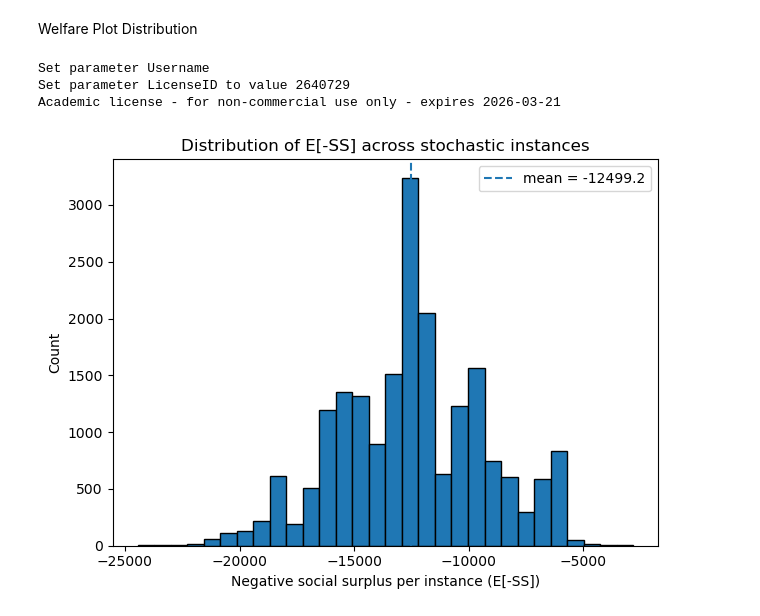
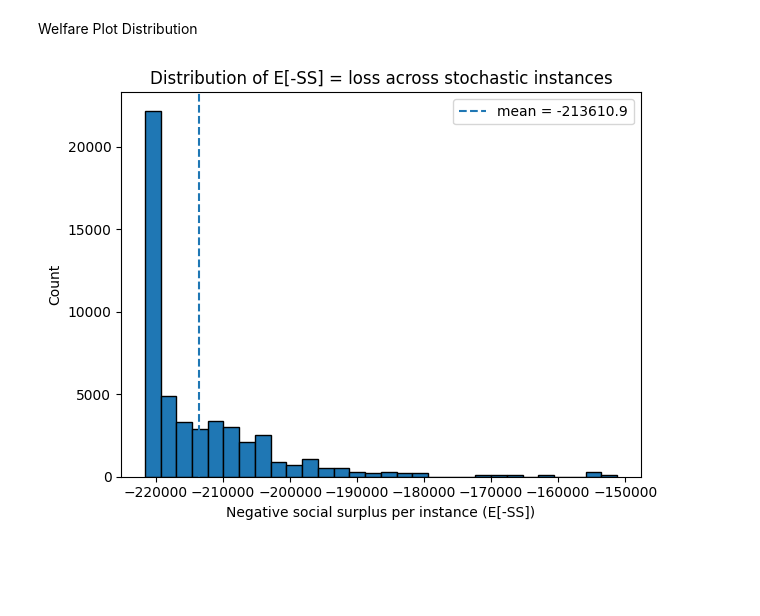
Before and after one commit to maxboonban/zavala_electricity_market, a Jupyter notebook: visualize_distributions.ipynb, the cells around one changed output. Cells and saved outputs as stored; diff of their text form; code cells hidden in the pictures; blank space fills up the shorter version.

```diff
--- a/visualize_distributions.ipynb
+++ b/visualize_distributions.ipynb
@@ -435,12 +431,12 @@ from zavala_funcs import (
 # =========================
 # Run Zavala baseline (stochastic) + deterministic + CVaR
 # =========================
-num_instances = 20
+num_instances = 100
 key = random.key(200)
 keys = random.split(key, num_instances)
 instances = []
 for key in keys:
-    instances.append(generate_instance(key, num_scenarios=1000, num_g=10, num_d=10))
+    instances.append(generate_instance(key, num_scenarios=500, num_g=10, num_d=10))
 
 # --- stochastic accumulators ---
 zavala_times = []
@@ -574,26 +570,22 @@ for i in range(len(instances)):
 
 # print(f" Mean Stochastic Tail welfare = {np.mean(tail_vals_stoch)}")
 # print(f" Mean CVaR Stochastic Tail welfare = {np.mean(tail_vals_cvar)}")
-# %% [output]
-Set parameter Username
-Set parameter LicenseID to value 2640729
-Academic license - for non-commercial use only - expires 2026-03-21
-# %%
-import matplotlib.pyplot as plt
-# ---- Plot welfare distribution (negative social surplus E[-SS]) ----
-vals = np.array(det_ss, dtype=float)
-
-plt.figure()
-plt.hist(vals, bins=30, edgecolor='black')
-plt.axvline(vals.mean(), linestyle='--', label=f"mean = {vals.mean():.1f}")
-plt.xlabel("Negative social surplus per instance (E[-SS])")
-plt.ylabel("Count")
-plt.title("Distribution of E[-SS] across stochastic instances")
-plt.legend()
-plt.tight_layout()
-
-# If you run headless or want a file, save it; otherwise plt.show() is fine.
-# plt.savefig("stochastic_neg_ss_distribution.png", dpi=150)
-plt.show()
-# %% [output]
-[figure, removed]
+# %%
+import matplotlib.pyplot as plt
+# ---- Plot welfare distribution (negative social surplus E[-SS]) ----
+vals = np.array(det_ss, dtype=float)
+
+plt.figure()
+plt.hist(vals, bins=30, edgecolor='black')
+plt.axvline(vals.mean(), linestyle='--', label=f"mean = {vals.mean():.1f}")
+plt.xlabel("Negative social surplus per instance (E[-SS])")
+plt.ylabel("Count")
+plt.title("Distribution of E[-SS] = loss across stochastic instances")
+plt.legend()
+plt.tight_layout()
+
+# If you run headless or want a file, save it; otherwise plt.show() is fine.
+# plt.savefig("stochastic_neg_ss_distribution.png", dpi=150)
+plt.show()
+# %% [output]
+[figure, added]
```
Also changed, not shown: parts of 4 cells of this notebook, 2 other files.
